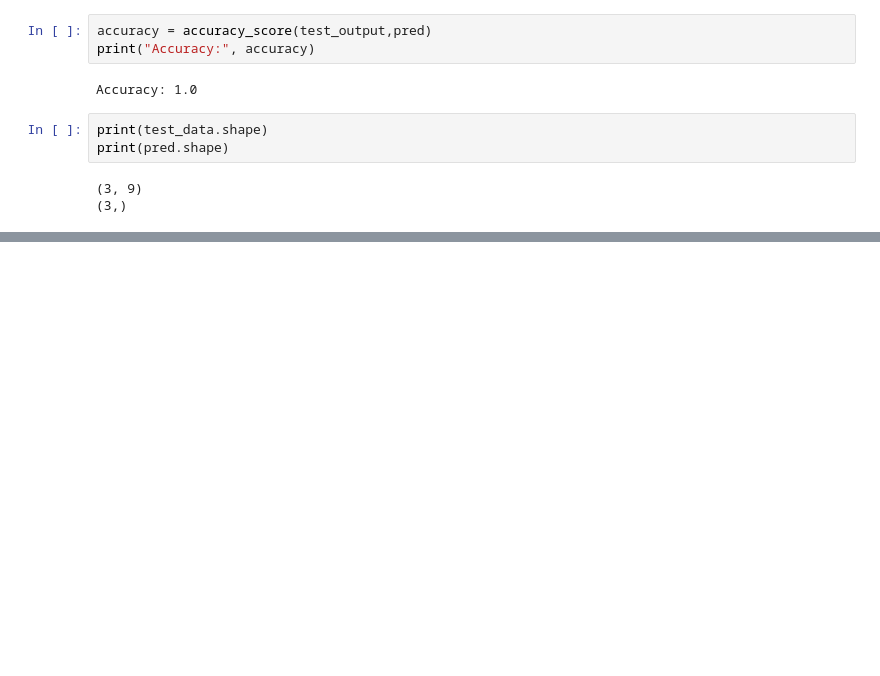
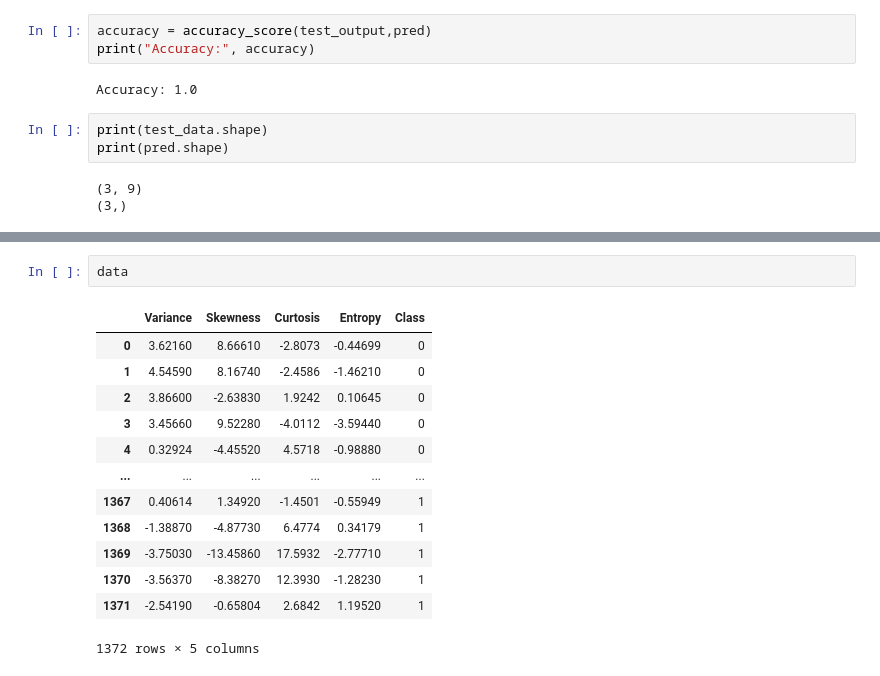
Before and after one commit to Raghavkapil/102267004_ML_CS9, a Jupyter notebook: ML24_25_Assignment5.ipynb, the cells around one changed output, grey strips where cells are left out. Drawn from its saved outputs; the diff is of its cells as text; blank space fills up the shorter version.

```diff
--- a/ML24_25_Assignment5.ipynb
+++ b/ML24_25_Assignment5.ipynb
@@ -205,0 +223,16 @@ ValueError: Classification metrics can't handle a mix of multilabel-indicator an
+# %%
+data
+# %% [output]
+|  | Variance | Skewness | Curtosis | Entropy | Class |
+| 0 | 3.62160 | 8.66610 | -2.8073 | -0.44699 | 0 |
+| 1 | 4.54590 | 8.16740 | -2.4586 | -1.46210 | 0 |
+| 2 | 3.86600 | -2.63830 | 1.9242 | 0.10645 | 0 |
+| 3 | 3.45660 | 9.52280 | -4.0112 | -3.59440 | 0 |
+| 4 | 0.32924 | -4.45520 | 4.5718 | -0.98880 | 0 |
+| ... | ... | ... | ... | ... | ... |
+| 1367 | 0.40614 | 1.34920 | -1.4501 | -0.55949 | 1 |
+| 1368 | -1.38870 | -4.87730 | 6.4774 | 0.34179 | 1 |
+| 1369 | -3.75030 | -13.45860 | 17.5932 | -2.77710 | 1 |
+| 1370 | -3.56370 | -8.38270 | 12.3930 | -1.28230 | 1 |
+| 1371 | -2.54190 | -0.65804 | 2.6842 | 1.19520 | 1 |
+1372 rows × 5 columns
```
Also changed, not shown: parts of 6 cells of this notebook, 1 other file.
